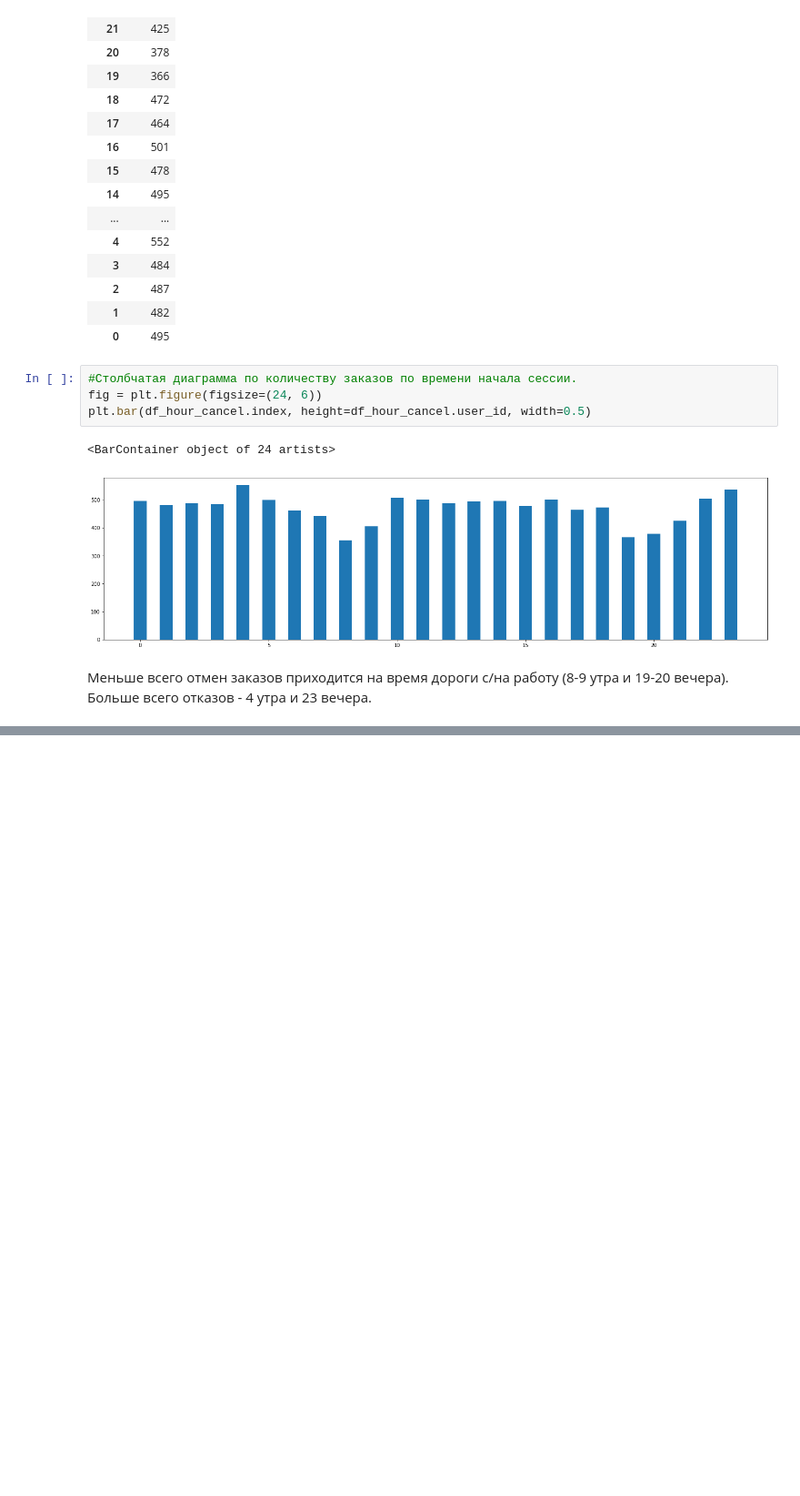
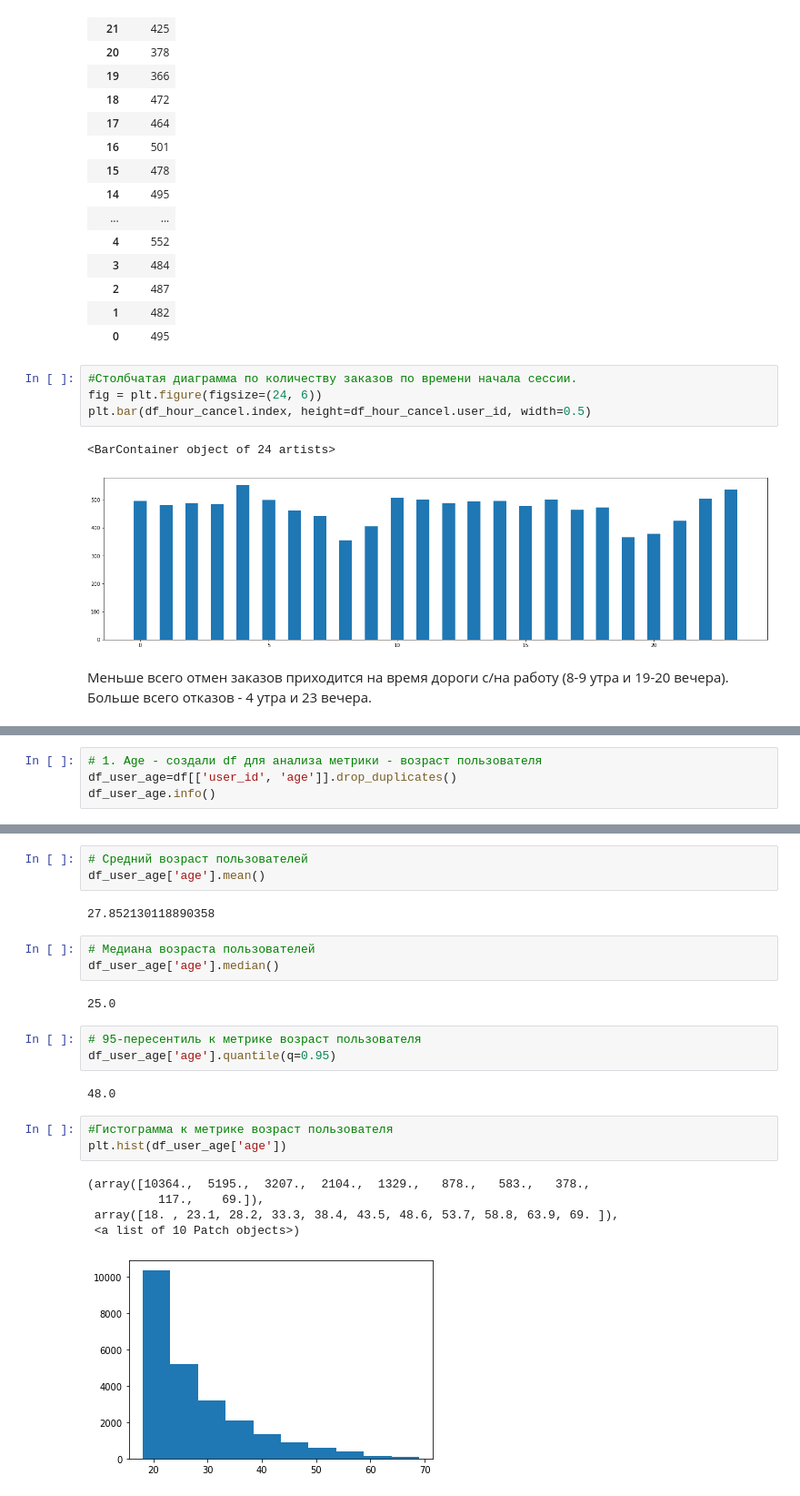
Before and after one commit to Alex-ander-Verte/Home_works_DAU-33, a Jupyter notebook: ABT-14/ABT_14,_DAU_33,_Вертелецкая,_Анализ_учебного_датасета.ipynb, the cells around one changed output, grey strips where cells are left out. Shown at 91% size. Cells and saved outputs as stored; diff of their text form; blank space fills up the shorter version.

```diff
--- a/ABT-14/ABT_14,_DAU_33,_Вертелецкая,_Анализ_учебного_датасета.ipynb
+++ b/ABT-14/ABT_14,_DAU_33,_Вертелецкая,_Анализ_учебного_датасета.ipynb
@@ -412,0 +420,4 @@ plt.bar(df_hour_cancel.index, height=df_hour_cancel.user_id, width=0.5)
+# %%
+# 1. Age - создали df для анализа метрики - возраст пользователя
+df_user_age=df[['user_id', 'age']].drop_duplicates()
+df_user_age.info()
@@ -412,0 +434,24 @@ plt.bar(df_hour_cancel.index, height=df_hour_cancel.user_id, width=0.5)
+# %%
+# Средний возраст пользователей
+df_user_age['age'].mean()
+# %% [output]
+27.852130118890358
+# %%
+# Медиана возраста пользователей
+df_user_age['age'].median()
+# %% [output]
+25.0
+# %%
+# 95-пересентиль к метрике возраст пользователя
+df_user_age['age'].quantile(q=0.95)
+# %% [output]
+48.0
+# %%
+#Гистограмма к метрике возраст пользователя
+plt.hist(df_user_age['age'])
+# %% [output]
+(array([10364.,  5195.,  3207.,  2104.,  1329.,   878.,   583.,   378.,
+          117.,    69.]),
+ array([18. , 23.1, 28.2, 33.3, 38.4, 43.5, 48.6, 53.7, 58.8, 63.9, 69. ]),
+ <a list of 10 Patch objects>)
+[figure, added]
```
Also changed, not shown: parts of 33 cells of this notebook.
